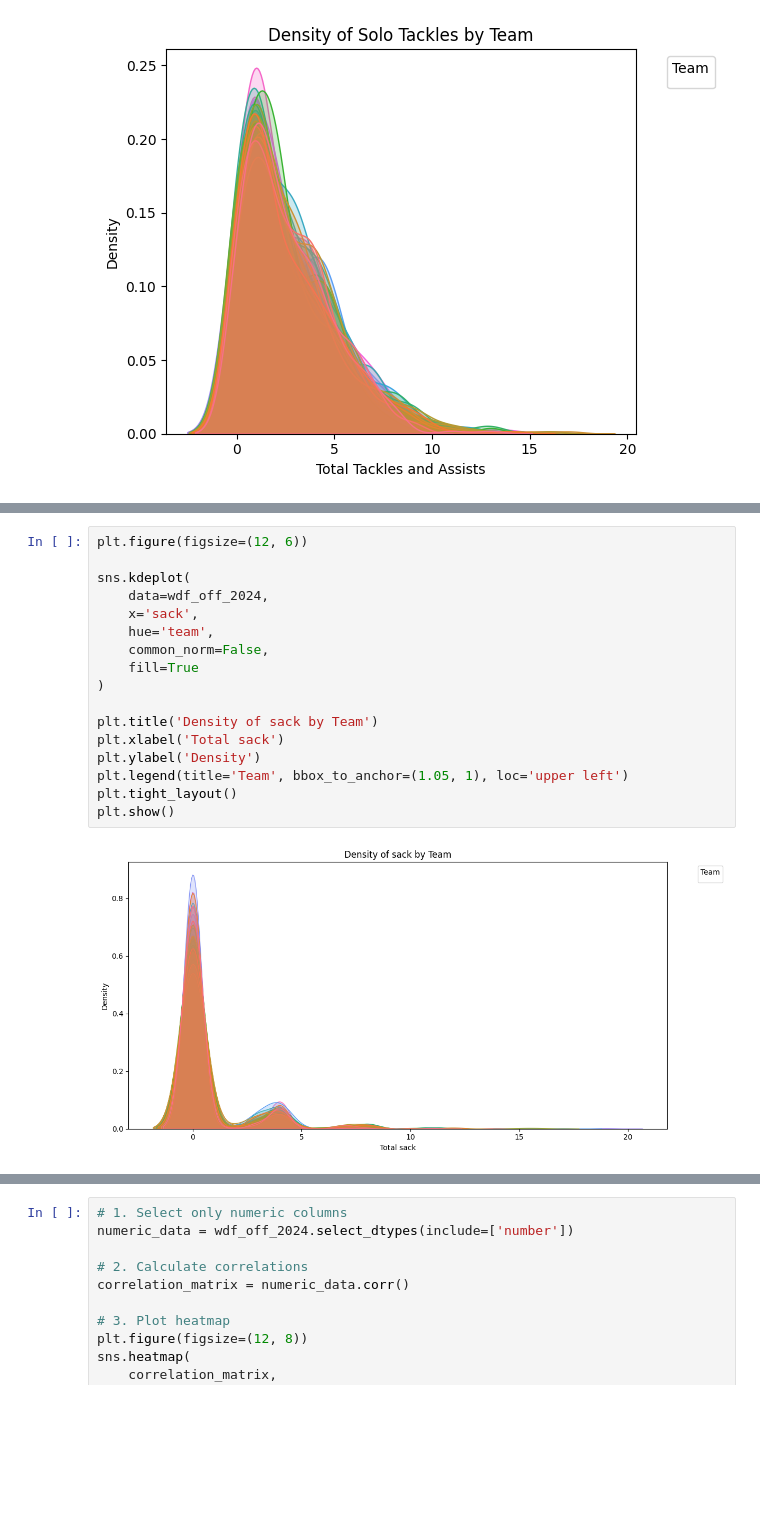
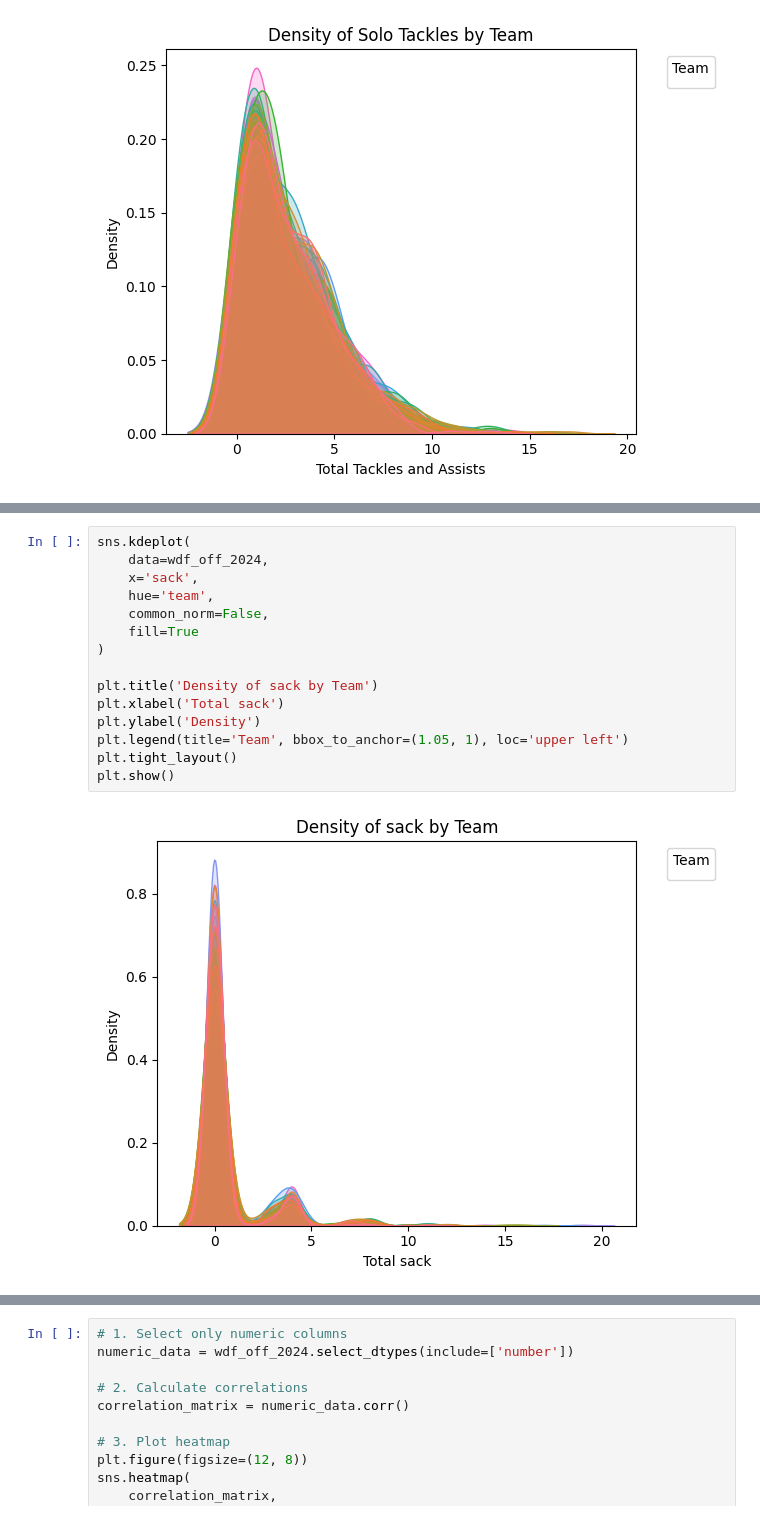
Before and after one commit to Ejaramillo1/nfl_ml_project, a Jupyter notebook: notebook/data/EDA_NFL.ipynb, the cells around one changed output, grey strips where cells are left out. Cells and saved outputs as stored; diff of their text form; blank space fills up the shorter version.

```diff
--- a/notebook/data/EDA_NFL.ipynb
+++ b/notebook/data/EDA_NFL.ipynb
@@ -641,20 +639,18 @@ plt.show()
 # %%
-plt.figure(figsize=(12, 6))
-
 sns.kdeplot(
     data=wdf_off_2024,
     x='sack',
     hue='team',
     common_norm=False,
     fill=True
 )
 
 plt.title('Density of sack by Team')
 plt.xlabel('Total sack')
 plt.ylabel('Density')
 plt.legend(title='Team', bbox_to_anchor=(1.05, 1), loc='upper left')
 plt.tight_layout()
 plt.show()
 # %% [output]
-[figure, old version]
+[figure, new version]
 # %%
```
Also changed, not shown: parts of 28 cells of this notebook, 1 other file.
